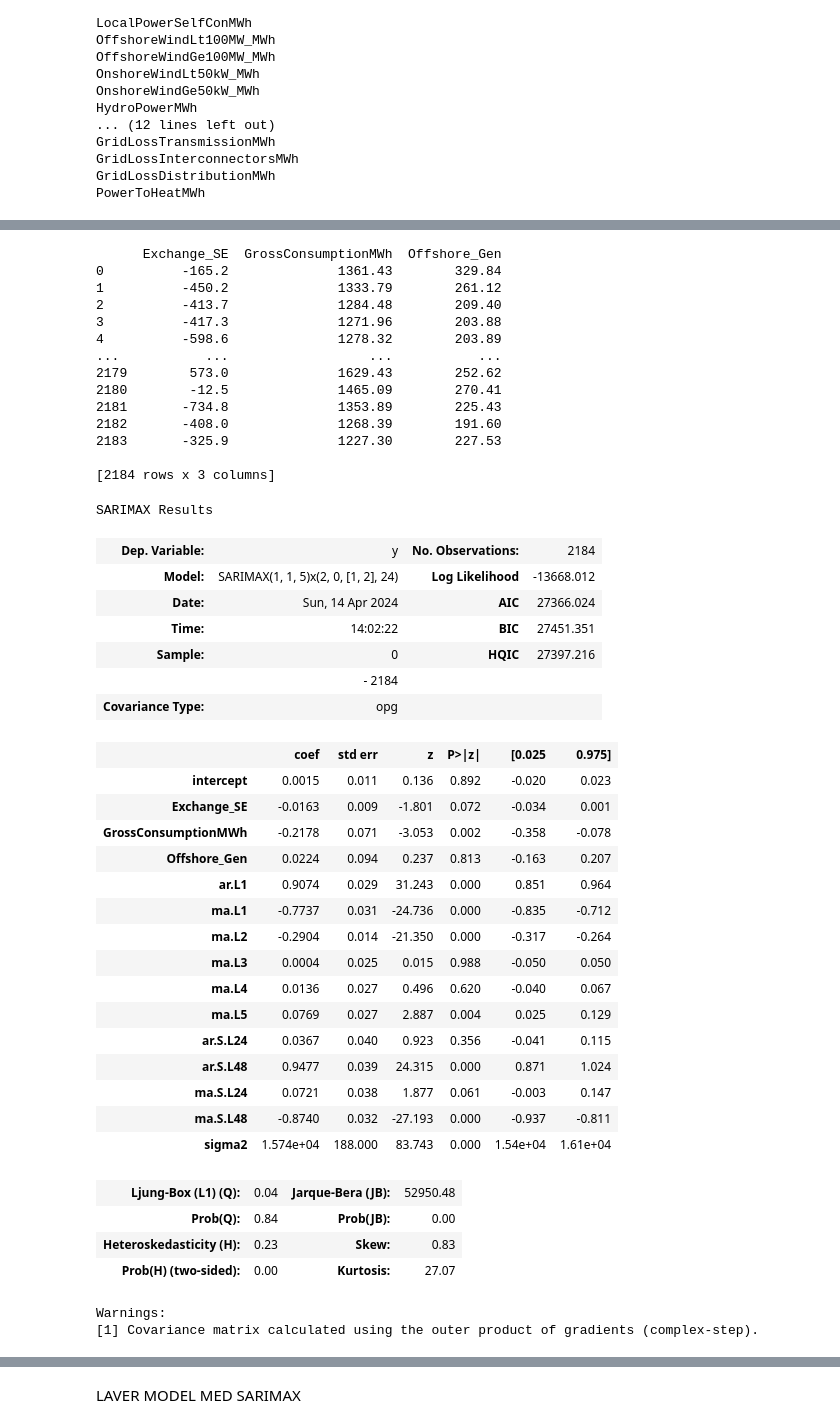
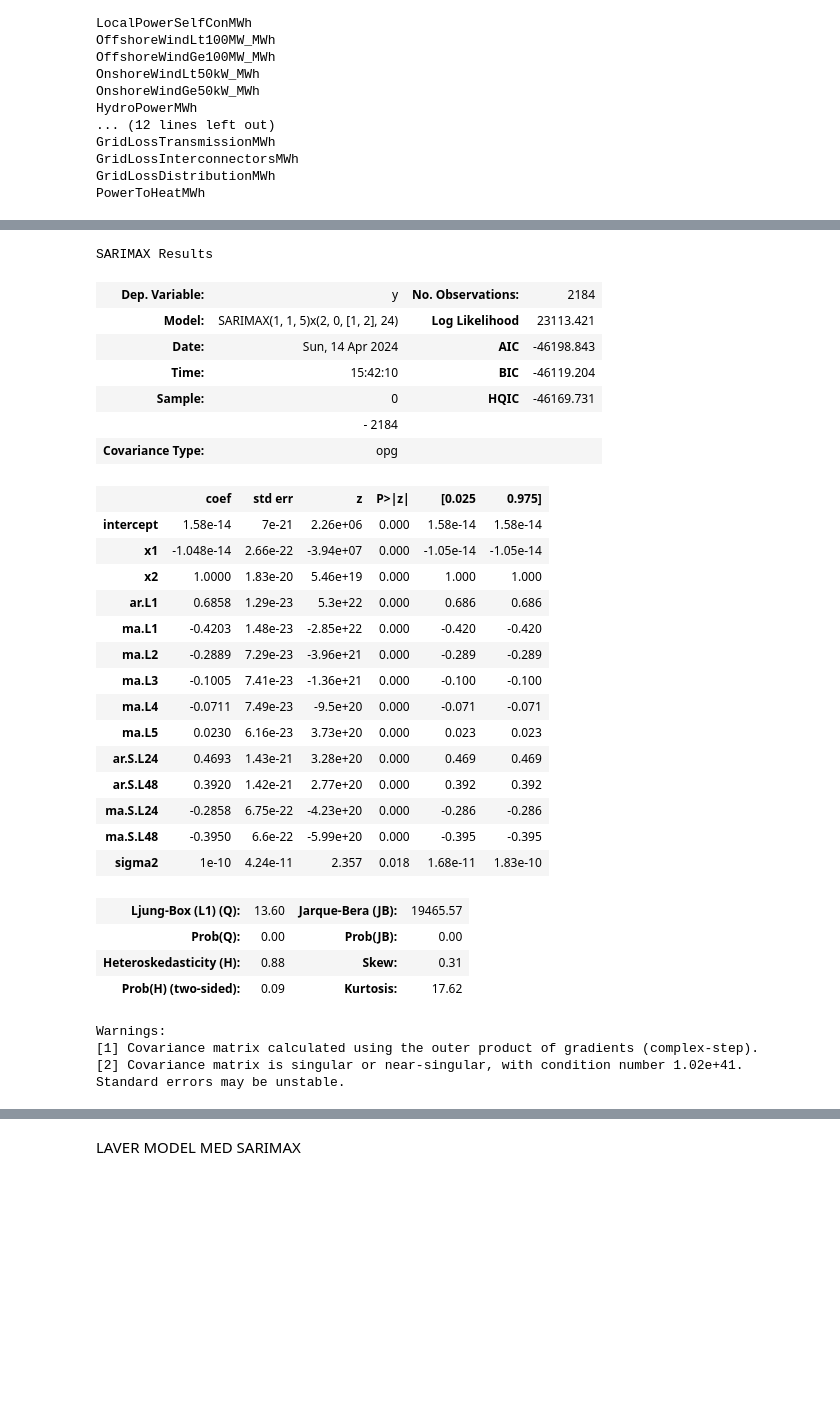
Before and after one commit to AnotherAtom/EnergyAnalytics_2, a Jupyter notebook: main.ipynb, the cells around one changed output, grey strips where cells are left out. Saved outputs shown, nothing was run; the diff lists cells and outputs as text; code cells hidden in the pictures; blank space fills up the shorter version.

Commit message:
Fittet SARIMAX og oprettet arrays til den ligesom i Lecture7_task3_sol.py. Kør predict() og se hvad der sker :)

```diff
--- a/main.ipynb
+++ b/main.ipynb
@@ -239,50 +214,38 @@ Offshore_Gen
 # %%
-exog = pd.DataFrame(train[['Exchange_SE', 'GrossConsumptionMWh', 'Offshore_Gen']])
+# exog = pd.DataFrame(train[['Exchange_SE', 'GrossConsumptionMWh', 'Offshore_Gen']])
 
-model.fit(train_Arima, X = exog)
+X_train_ar = np.column_stack([np.arange(1, len(train_Arima)+1), train_Arima])
+
+model.fit(train_Arima, X = X_train_ar)
 model.summary()
 # %% [output]
-      Exchange_SE  GrossConsumptionMWh  Offshore_Gen
-0          -165.2              1361.43        329.84
-1          -450.2              1333.79        261.12
-2          -413.7              1284.48        209.40
-3          -417.3              1271.96        203.88
-4          -598.6              1278.32        203.89
-...           ...                  ...           ...
-2179        573.0              1629.43        252.62
-2180        -12.5              1465.09        270.41
-2181       -734.8              1353.89        225.43
-2182       -408.0              1268.39        191.60
-2183       -325.9              1227.30        227.53
-
-[2184 rows x 3 columns]
+SARIMAX Results
-SARIMAX Results
 | Dep. Variable: | y | No. Observations: | 2184 |
-| Model: | SARIMAX(1, 1, 5)x(2, 0, [1, 2], 24) | Log Likelihood | -13668.012 |
-| Date: | Sun, 14 Apr 2024 | AIC | 27366.024 |
-| Time: | 14:02:22 | BIC | 27451.351 |
-| Sample: | 0 | HQIC | 27397.216 |
+| Model: | SARIMAX(1, 1, 5)x(2, 0, [1, 2], 24) | Log Likelihood | 23113.421 |
+| Date: | Sun, 14 Apr 2024 | AIC | -46198.843 |
+| Time: | 15:42:10 | BIC | -46119.204 |
+| Sample: | 0 | HQIC | -46169.731 |
 |  | - 2184 |  |  |
 | Covariance Type: | opg |  |  |
 |  | coef | std err | z | P>|z| | [0.025 | 0.975] |
-| intercept | 0.0015 | 0.011 | 0.136 | 0.892 | -0.020 | 0.023 |
-| Exchange_SE | -0.0163 | 0.009 | -1.801 | 0.072 | -0.034 | 0.001 |
-| GrossConsumptionMWh | -0.2178 | 0.071 | -3.053 | 0.002 | -0.358 | -0.078 |
-| Offshore_Gen | 0.0224 | 0.094 | 0.237 | 0.813 | -0.163 | 0.207 |
-| ar.L1 | 0.9074 | 0.029 | 31.243 | 0.000 | 0.851 | 0.964 |
-| ma.L1 | -0.7737 | 0.031 | -24.736 | 0.000 | -0.835 | -0.712 |
-| ma.L2 | -0.2904 | 0.014 | -21.350 | 0.000 | -0.317 | -0.264 |
-| ma.L3 | 0.0004 | 0.025 | 0.015 | 0.988 | -0.050 | 0.050 |
-| ma.L4 | 0.0136 | 0.027 | 0.496 | 0.620 | -0.040 | 0.067 |
-| ma.L5 | 0.0769 | 0.027 | 2.887 | 0.004 | 0.025 | 0.129 |
-| ar.S.L24 | 0.0367 | 0.040 | 0.923 | 0.356 | -0.041 | 0.115 |
-| ar.S.L48 | 0.9477 | 0.039 | 24.315 | 0.000 | 0.871 | 1.024 |
-| ma.S.L24 | 0.0721 | 0.038 | 1.877 | 0.061 | -0.003 | 0.147 |
-| ma.S.L48 | -0.8740 | 0.032 | -27.193 | 0.000 | -0.937 | -0.811 |
-| sigma2 | 1.574e+04 | 188.000 | 83.743 | 0.000 | 1.54e+04 | 1.61e+04 |
+| intercept | 1.58e-14 | 7e-21 | 2.26e+06 | 0.000 | 1.58e-14 | 1.58e-14 |
+| x1 | -1.048e-14 | 2.66e-22 | -3.94e+07 | 0.000 | -1.05e-14 | -1.05e-14 |
+| x2 | 1.0000 | 1.83e-20 | 5.46e+19 | 0.000 | 1.000 | 1.000 |
+| ar.L1 | 0.6858 | 1.29e-23 | 5.3e+22 | 0.000 | 0.686 | 0.686 |
+| ma.L1 | -0.4203 | 1.48e-23 | -2.85e+22 | 0.000 | -0.420 | -0.420 |
+| ma.L2 | -0.2889 | 7.29e-23 | -3.96e+21 | 0.000 | -0.289 | -0.289 |
+| ma.L3 | -0.1005 | 7.41e-23 | -1.36e+21 | 0.000 | -0.100 | -0.100 |
+| ma.L4 | -0.0711 | 7.49e-23 | -9.5e+20 | 0.000 | -0.071 | -0.071 |
+| ma.L5 | 0.0230 | 6.16e-23 | 3.73e+20 | 0.000 | 0.023 | 0.023 |
+| ar.S.L24 | 0.4693 | 1.43e-21 | 3.28e+20 | 0.000 | 0.469 | 0.469 |
+| ar.S.L48 | 0.3920 | 1.42e-21 | 2.77e+20 | 0.000 | 0.392 | 0.392 |
+| ma.S.L24 | -0.2858 | 6.75e-22 | -4.23e+20 | 0.000 | -0.286 | -0.286 |
+| ma.S.L48 | -0.3950 | 6.6e-22 | -5.99e+20 | 0.000 | -0.395 | -0.395 |
+| sigma2 | 1e-10 | 4.24e-11 | 2.357 | 0.018 | 1.68e-11 | 1.83e-10 |
-| Ljung-Box (L1) (Q): | 0.04 | Jarque-Bera (JB): | 52950.48 |
-| Prob(Q): | 0.84 | Prob(JB): | 0.00 |
-| Heteroskedasticity (H): | 0.23 | Skew: | 0.83 |
-| Prob(H) (two-sided): | 0.00 | Kurtosis: | 27.07 |
+| Ljung-Box (L1) (Q): | 13.60 | Jarque-Bera (JB): | 19465.57 |
+| Prob(Q): | 0.00 | Prob(JB): | 0.00 |
+| Heteroskedasticity (H): | 0.88 | Skew: | 0.31 |
+| Prob(H) (two-sided): | 0.09 | Kurtosis: | 17.62 |
-Warnings:
-[1] Covariance matrix calculated using the outer product of gradients (complex-step).
+Warnings:
+[1] Covariance matrix calculated using the outer product of gradients (complex-step).
+[2] Covariance matrix is singular or near-singular, with condition number 1.02e+41. Standard errors may be unstable.
```
Also changed, not shown: parts of 10 cells of this notebook.
